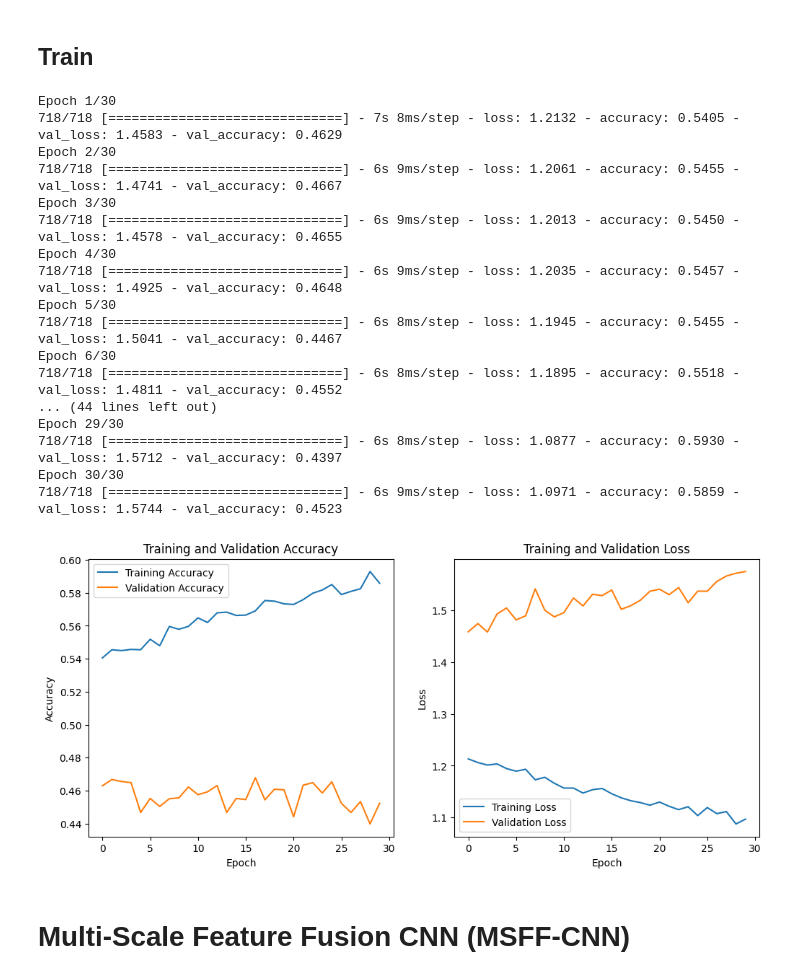
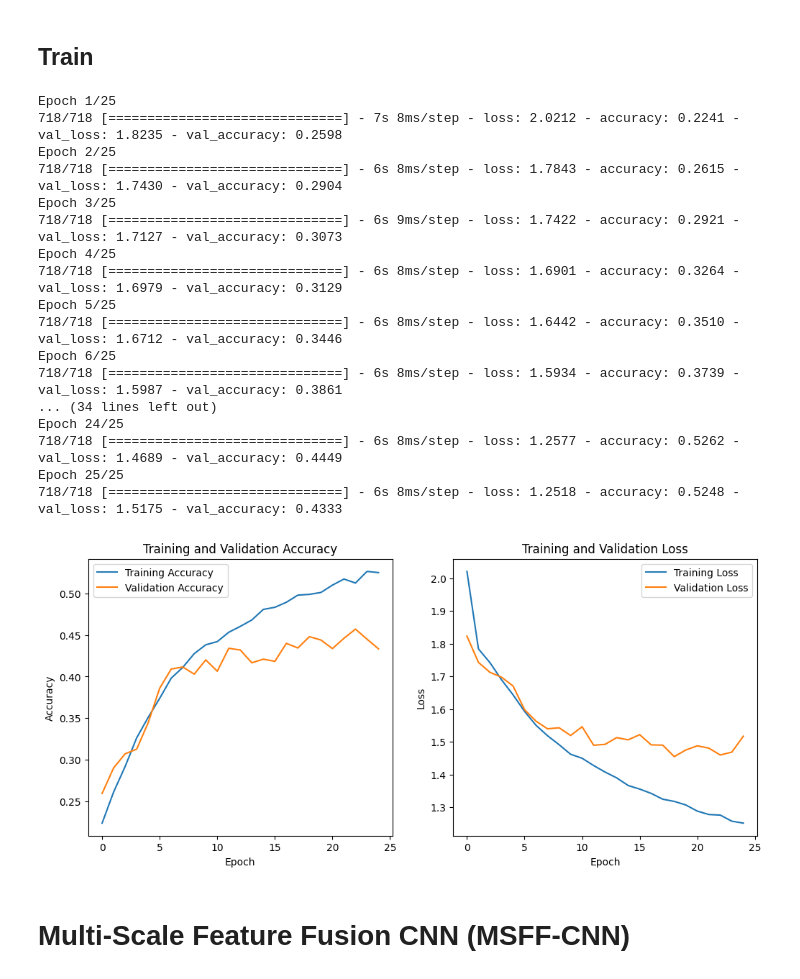
Before and after one commit to Mersen130/Facial-Expression-Recognition-CNN, a Jupyter notebook: train.ipynb, the cells around one changed output. Drawn from its saved outputs; the diff is of its cells as text; code cells hidden in the pictures.

```diff
--- a/train.ipynb
+++ b/train.ipynb
@@ -185,18 +187,12 @@ ________________________________________________________________________________
 # %%
-# Preprocess the data and split it into training and validation sets
-X_train, X_val, y_train, y_val = train_test_split(train_X, train_y, test_size=0.2, random_state=42)
-y_train = to_categorical(y_train, num_classes)
-y_val = to_categorical(y_val, num_classes)
-
-# Create the model
-def train(model):
+def train(model, learning_rate, epochs):
 
     # Compile the model
-    optimizer = Adam(learning_rate=0.001)
+    optimizer = Adam(learning_rate=learning_rate)
     model.compile(optimizer=optimizer, loss='categorical_crossentropy', metrics=['accuracy'])
 
     # Train the model
-    history = model.fit(X_train, y_train, validation_data=(X_val, y_val), epochs=30, batch_size=32)
+    history = model.fit(X_train, y_train, validation_data=(X_val, y_val), epochs=epochs, batch_size=32)
 
     # Plot the training and validation accuracy and loss
     fig, (ax1, ax2) = plt.subplots(1, 2, figsize=(12, 5))
@@ -216,27 +212,27 @@ def train(model):
     ax2.legend()
 
     plt.show()
-
-train(AER_CNN)
-# %% [output]
-Epoch 1/30
-718/718 [==============================] - 7s 8ms/step - loss: 1.2132 - accuracy: 0.5405 - val_loss: 1.4583 - val_accuracy: 0.4629
-Epoch 2/30
-718/718 [==============================] - 6s 9ms/step - loss: 1.2061 - accuracy: 0.5455 - val_loss: 1.4741 - val_accuracy: 0.4667
-Epoch 3/30
-718/718 [==============================] - 6s 9ms/step - loss: 1.2013 - accuracy: 0.5450 - val_loss: 1.4578 - val_accuracy: 0.4655
-Epoch 4/30
-718/718 [==============================] - 6s 9ms/step - loss: 1.2035 - accuracy: 0.5457 - val_loss: 1.4925 - val_accuracy: 0.4648
-Epoch 5/30
-718/718 [==============================] - 6s 8ms/step - loss: 1.1945 - accuracy: 0.5455 - val_loss: 1.5041 - val_accuracy: 0.4467
-Epoch 6/30
-718/718 [==============================] - 6s 8ms/step - loss: 1.1895 - accuracy: 0.5518 - val_loss: 1.4811 - val_accuracy: 0.4552
-... (44 lines left out)
-Epoch 29/30
-718/718 [==============================] - 6s 8ms/step - loss: 1.0877 - accuracy: 0.5930 - val_loss: 1.5712 - val_accuracy: 0.4397
-Epoch 30/30
-718/718 [==============================] - 6s 9ms/step - loss: 1.0971 - accuracy: 0.5859 - val_loss: 1.5744 - val_accuracy: 0.4523
-[figure, removed]
+# %%
+train(AER_CNN, learning_rate=0.001, epochs=25)
+# %% [output]
+Epoch 1/25
+718/718 [==============================] - 7s 8ms/step - loss: 2.0212 - accuracy: 0.2241 - val_loss: 1.8235 - val_accuracy: 0.2598
+Epoch 2/25
+718/718 [==============================] - 6s 8ms/step - loss: 1.7843 - accuracy: 0.2615 - val_loss: 1.7430 - val_accuracy: 0.2904
+Epoch 3/25
+718/718 [==============================] - 6s 9ms/step - loss: 1.7422 - accuracy: 0.2921 - val_loss: 1.7127 - val_accuracy: 0.3073
+Epoch 4/25
+718/718 [==============================] - 6s 8ms/step - loss: 1.6901 - accuracy: 0.3264 - val_loss: 1.6979 - val_accuracy: 0.3129
+Epoch 5/25
+718/718 [==============================] - 6s 8ms/step - loss: 1.6442 - accuracy: 0.3510 - val_loss: 1.6712 - val_accuracy: 0.3446
+Epoch 6/25
+718/718 [==============================] - 6s 8ms/step - loss: 1.5934 - accuracy: 0.3739 - val_loss: 1.5987 - val_accuracy: 0.3861
+... (34 lines left out)
+Epoch 24/25
+718/718 [==============================] - 6s 8ms/step - loss: 1.2577 - accuracy: 0.5262 - val_loss: 1.4689 - val_accuracy: 0.4449
+Epoch 25/25
+718/718 [==============================] - 6s 8ms/step - loss: 1.2518 - accuracy: 0.5248 - val_loss: 1.5175 - val_accuracy: 0.4333
+[figure, added]
 # %%
 AER_CNN.save("AER_CNN.h5")
 # %%
```
Also changed, not shown: parts of 18 cells of this notebook.
